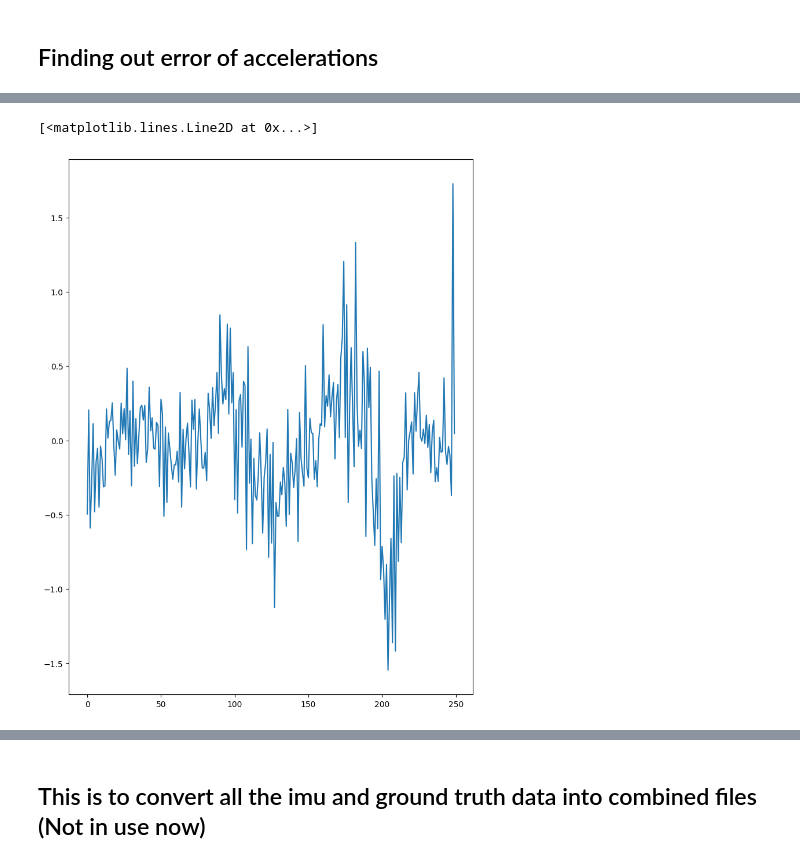
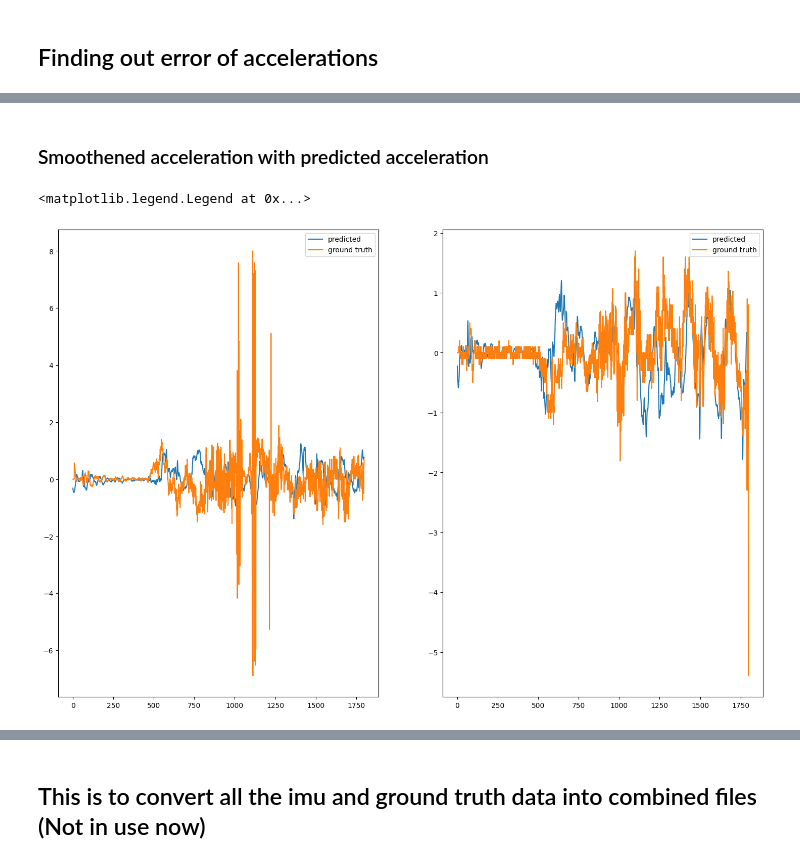
Before and after one commit to AndrewCheam/IMU_localisation, a Jupyter notebook: Oxiod/source/Ox_DataViewer.ipynb, the cells around one changed output, grey strips where cells are left out. Cells and saved outputs as stored; diff of their text form; code cells hidden in the pictures.

```diff
--- a/Oxiod/source/Ox_DataViewer.ipynb
+++ b/Oxiod/source/Ox_DataViewer.ipynb
@@ -148,6 +134,27 @@ ax.legend(['predicted', 'ground truth'])
+# %% [markdown]
+### Smoothened acceleration with predicted acceleration
+# %%
+window_size = 10
+
+smooth_acceleration_x = np.convolve(acceleration[:,0], np.ones(window_size)/window_size, mode='valid')
+smooth_acceleration_x = np.pad(smooth_acceleration_x,(window_size-1, 0))
+smooth_acceleration_y = np.convolve(acceleration[:,1], np.ones(window_size)/window_size, mode='valid')
+smooth_acceleration_y = np.pad(smooth_acceleration_y,(window_size-1, 0))
+
+fig, ax = plt.subplots(1,2, figsize = (18,12))
+
+ax[0].plot(glob_pred_acceleration[:,0])
+ax[0].plot(smooth_acceleration_x)
+
+
+ax[1].plot(glob_pred_acceleration[:,1])
+ax[1].plot(smooth_acceleration_y)
+
+ax[0].legend(['predicted', 'ground truth'])
+ax[1].legend(['predicted', 'ground truth'])
+# %% [output]
+<matplotlib.legend.Legend at 0x...>
+[figure, added]
 # %%
-fig, ax = plt.subplots(1,1, figsize = (9,12))
-ax.plot(glob_pred_acceleration[:,0] - acceleration[:,0])
+acc_diff_x = glob_pred_acceleration[:,0] - np.pad(smooth_acceleration_x,(window_size-1, 0))
+acc_diff_y = glob_pred_acceleration[:,1] - np.pad(smooth_acceleration_y,(window_size-1, 0))
-# %% [output]
-[<matplotlib.lines.Line2D at 0x...>]
-[figure, removed]
```
Also changed, not shown: parts of 12 cells of this notebook.
